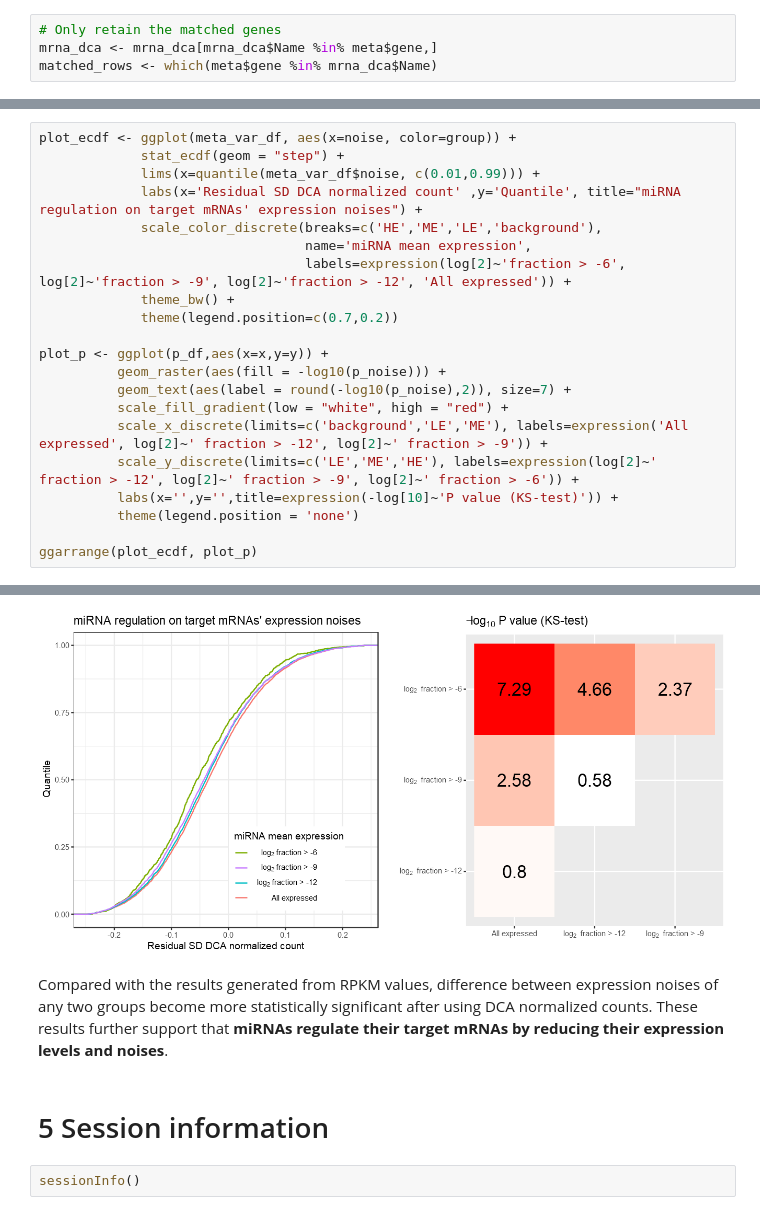
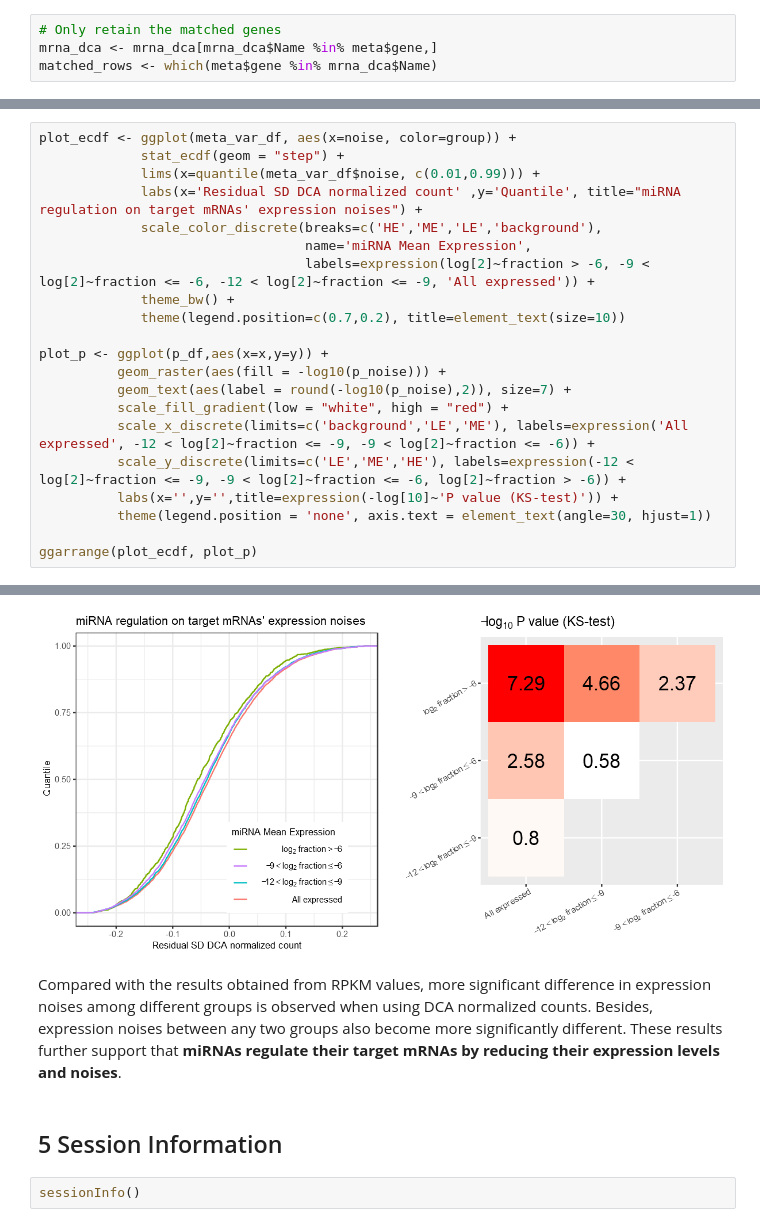
Before and after one commit to nshomron/sc-miReg, a Jupyter notebook: microRNA regulation in single cells.ipynb, the cells around one changed output, grey strips where cells are left out. Cells and saved outputs as stored; diff of their text form.

```diff
--- a/microRNA regulation in single cells.ipynb
+++ b/microRNA regulation in single cells.ipynb
@@ -490,19 +526,19 @@ plot_ecdf <- ggplot(meta_var_df, aes(x=noise, color=group)) +
              lims(x=quantile(meta_var_df$noise, c(0.01,0.99))) +
              labs(x='Residual SD DCA normalized count' ,y='Quantile', title="miRNA regulation on target mRNAs' expression noises") +
              scale_color_discrete(breaks=c('HE','ME','LE','background'),
-                                  name='miRNA mean expression',
-                                  labels=expression(log[2]~'fraction > -6', log[2]~'fraction > -9', log[2]~'fraction > -12', 'All expressed')) +
+                                  name='miRNA Mean Expression',
+                                  labels=expression(log[2]~fraction > -6, -9 < log[2]~fraction <= -6, -12 < log[2]~fraction <= -9, 'All expressed')) +
              theme_bw() +
-             theme(legend.position=c(0.7,0.2))
+             theme(legend.position=c(0.7,0.2), title=element_text(size=10))
 
 plot_p <- ggplot(p_df,aes(x=x,y=y)) +
           geom_raster(aes(fill = -log10(p_noise))) +
           geom_text(aes(label = round(-log10(p_noise),2)), size=7) +
           scale_fill_gradient(low = "white", high = "red") +
-          scale_x_discrete(limits=c('background','LE','ME'), labels=expression('All expressed', log[2]~' fraction > -12', log[2]~' fraction > -9')) +
-          scale_y_discrete(limits=c('LE','ME','HE'), labels=expression(log[2]~' fraction > -12', log[2]~' fraction > -9', log[2]~' fraction > -6')) +
+          scale_x_discrete(limits=c('background','LE','ME'), labels=expression('All expressed', -12 < log[2]~fraction <= -9, -9 < log[2]~fraction <= -6)) +
+          scale_y_discrete(limits=c('LE','ME','HE'), labels=expression(-12 < log[2]~fraction <= -9, -9 < log[2]~fraction <= -6, log[2]~fraction > -6)) +
           labs(x='',y='',title=expression(-log[10]~'P value (KS-test)')) +
-          theme(legend.position = 'none')
+          theme(legend.position = 'none', axis.text = element_text(angle=30, hjust=1))
 
 ggarrange(plot_ecdf, plot_p)
 # %% [output]
@@ -511,8 +545,8 @@ Warning message:
-[figure, old version]
+[figure, new version]
 # %% [markdown]
-Compared with the results generated from RPKM values, difference between expression noises of any two groups become more statistically significant after using DCA normalized counts. These results further support that **miRNAs regulate their target mRNAs by reducing their expression levels and noises**.
+Compared with the results obtained from RPKM values, more significant difference in expression noises among different groups is observed when using DCA normalized counts. Besides, expression noises between any two groups also become more significantly different. These results further support that **miRNAs regulate their target mRNAs by reducing their expression levels and noises**.
 # %% [markdown]
-# 5 Session information
+<h2 id="5"> 5 Session Information </h2>
 # %%
 sessionInfo()
 # %% [output]
```
Also changed, not shown: parts of 53 cells of this notebook, 2 other files.
